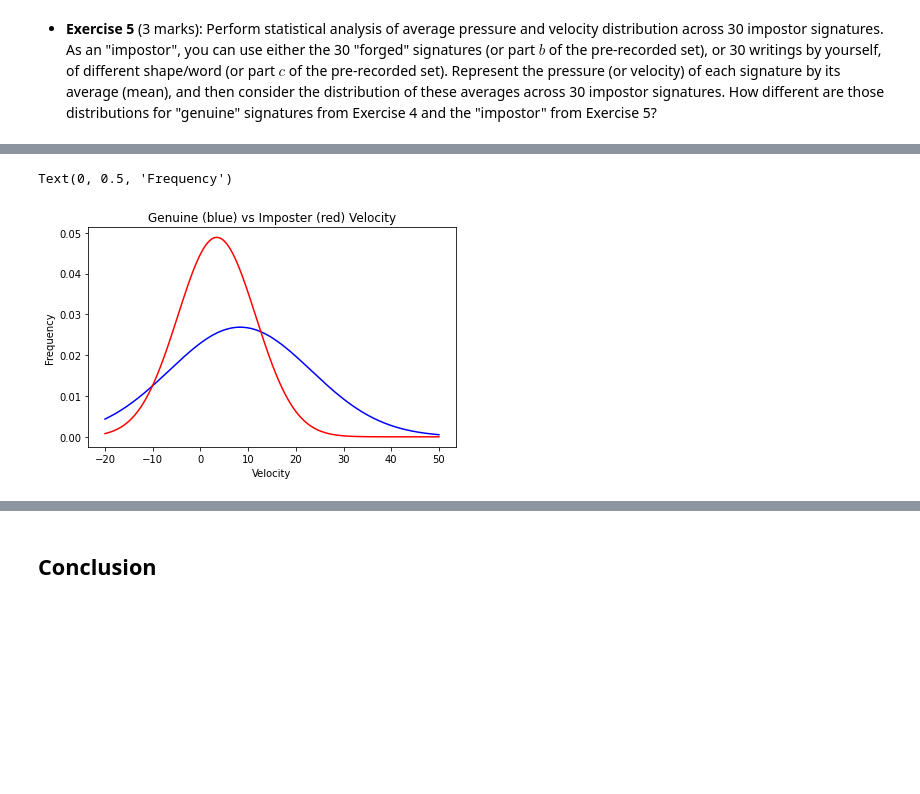
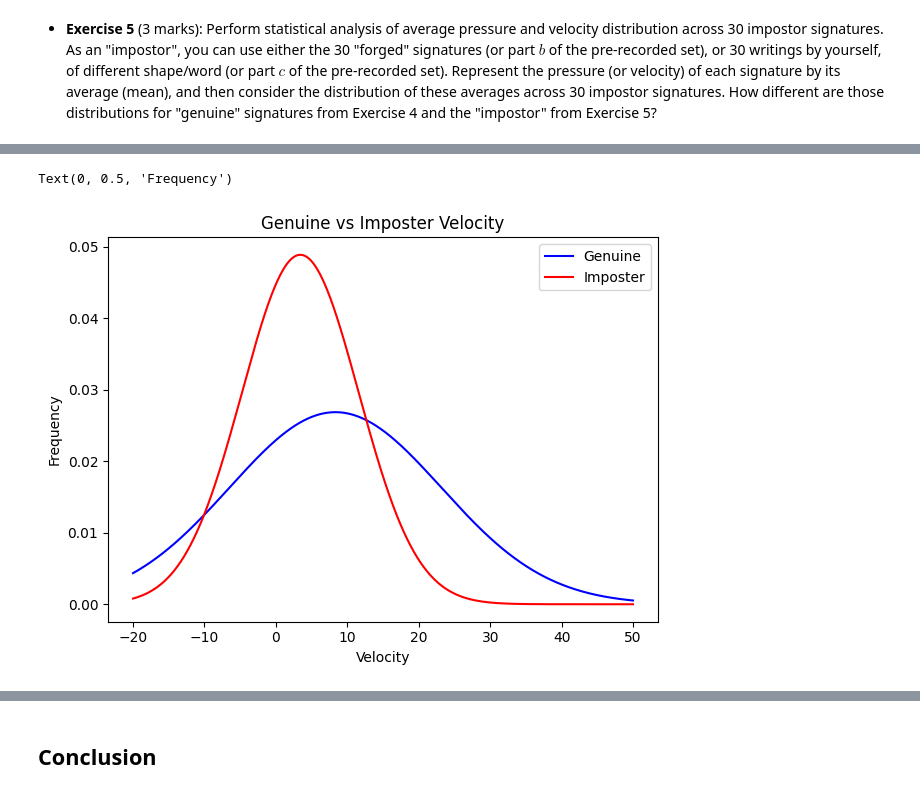
Before and after one commit to TheJade/ENCM509, a Jupyter notebook: Lab2/Lab02_2023W.ipynb, the cells around one changed output, grey strips where cells are left out. Drawn from its saved outputs; the diff is of its cells as text; code cells hidden in the pictures; blank space fills up the shorter version.

```diff
--- a/Lab2/Lab02_2023W.ipynb
+++ b/Lab2/Lab02_2023W.ipynb
@@ -211,14 +17,0 @@ plt.hist(vel, density=True);
-# %%
-plt.figure(figsize=(8,8))
-ax = plt.axes(projection='3d')
-
-for i in range(len(coord1)-1):
-    time_diff = abs(time1[i+1] - time1[i])
-
-    if time_diff < 18: # You may need to change this threshould
-        ax.plot3D(coord1[i:i+2,0], -coord1[i:i+2,1], prs1[i], color='blue')
-
-ax.set_xlabel('X')
-ax.set_ylabel('Y')
-ax.set_zlabel('Pressure')
-ax.set_title('Pen pressure in 3D');
@@ -261,22 +17,0 @@ def calc_velocity(time, coords):
-# %%
-# columns: mean_vel, std_vec, mean_prs, std_prs
-stats_measures = np.zeros((30,4))
-
-# using 10-30 signatures
-for i in range(30):
-    csv_file = pd.read_csv(data_dir + '%d.csv' % (i+1))
-
-    coord1 = csv_file[['X', 'Y']].to_numpy()
-    time1 = csv_file['Time'].to_numpy().reshape((-1,1))
-    prs1 = csv_file['Pressure'].to_numpy().reshape((-1,1))
-
-    vel = calc_velocity(time1, coord1)
-
-    stats_measures[i, 0] = np.mean(vel)
-    stats_measures[i, 1] = np.std(vel)
-
-    stats_measures[i, 2] = np.mean(prs1)
-    stats_measures[i, 3] = np.std(prs1)
-
-    print('#%d - pressure: %.2f; velocity: %.2f' %\
-          (i, np.mean(prs1), np.mean(vel)))
@@ -649,19 +352,20 @@ Text(0, 0.5, 'Frequency')
 # %%
 # Plot both on same axis
 real = np.arange(-20, 50, 0.01)
 real_pdf = norm.pdf(real, loc=np.mean(stats_measures[:, 0]), scale=np.mean(stats_measures[:, 1]))
 plt.plot(real, real_pdf, 'b');
 
 fake = np.arange(-20, 50, 0.01)
 fake_pdf = norm.pdf(fake, loc=np.mean(im_stats_measures[:, 0]), scale=np.mean(im_stats_measures[:, 1]))
 plt.plot(fake, fake_pdf, 'r');
 
-plt.title('Genuine (blue) vs Imposter (red) Velocity')
+plt.title('Genuine vs Imposter Velocity')
+plt.legend(['Genuine', 'Imposter'])
 plt.xlabel('Velocity')
 plt.ylabel('Frequency')
 # %% [output]
 Text(0, 0.5, 'Frequency')
-[figure, old version]
+[figure, new version]
 # %%
 real = np.arange(0, 0.5, 0.01)
 real_pdf = norm.pdf(real, loc=np.mean(stats_measures[:, 2]), scale=np.mean(stats_measures[:, 3]))
```
Also changed, not shown: parts of 39 cells of this notebook.
